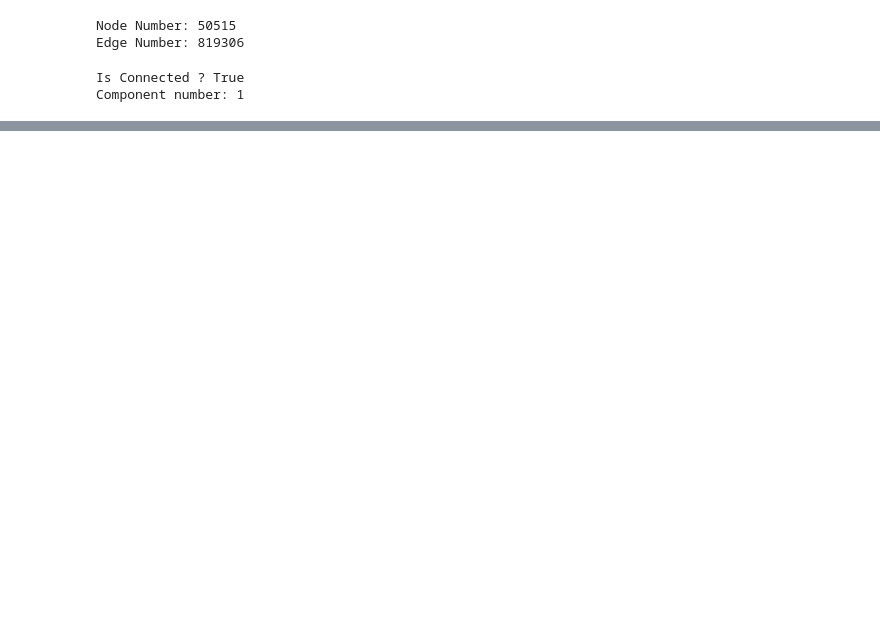
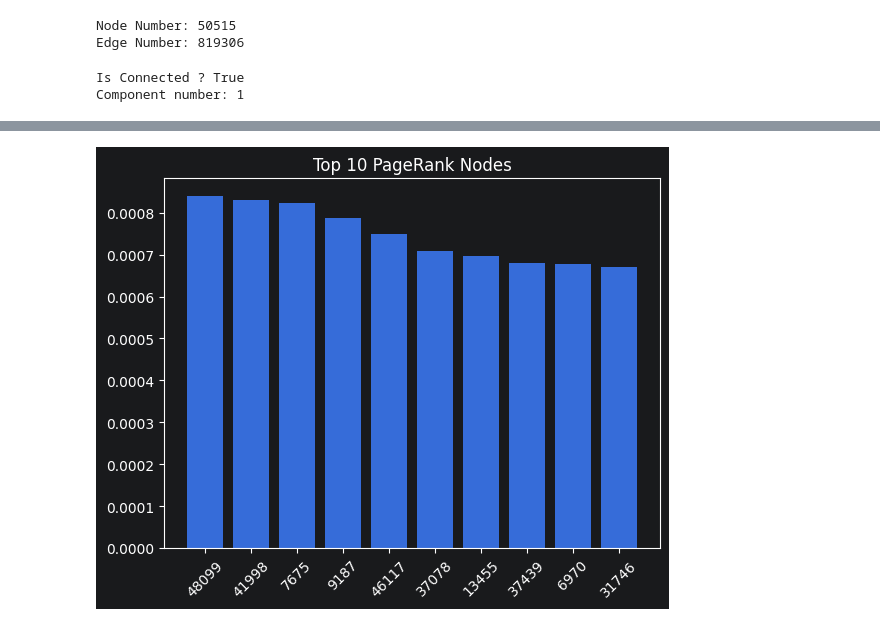
Before and after one commit to EmreKaya230/social-network-analysis-project, a Jupyter notebook: Data_driven_facebook.ipynb, the cells around one changed output, grey strips where cells are left out. Drawn from its saved outputs; the diff is of its cells as text; code cells hidden in the pictures; blank space fills up the shorter version.

```diff
--- a/Data_driven_facebook.ipynb
+++ b/Data_driven_facebook.ipynb
@@ -294,0 +110,3 @@ Spread (k=10): 470
+# %%
+top_nodes = sorted(pr.items(), key=lambda x: x[1], reverse=True)
+top_nodes[:10]
@@ -294,0 +124,3 @@ Spread (k=10): 470
+# %%
+top_df = pd.DataFrame(top_nodes[:10], columns=["Node", "Pagerank Score"])
+top_df
@@ -294,0 +139,7 @@ Spread (k=10): 470
+# %%
+plt.bar(top_df["Node"].astype(str), top_df["Pagerank Score"])
+plt.xticks(rotation=45)
+plt.title("Top 10 PageRank Nodes")
+plt.show()
+# %% [output]
+[figure, added]
```
Also changed, not shown: parts of 40 cells of this notebook.
